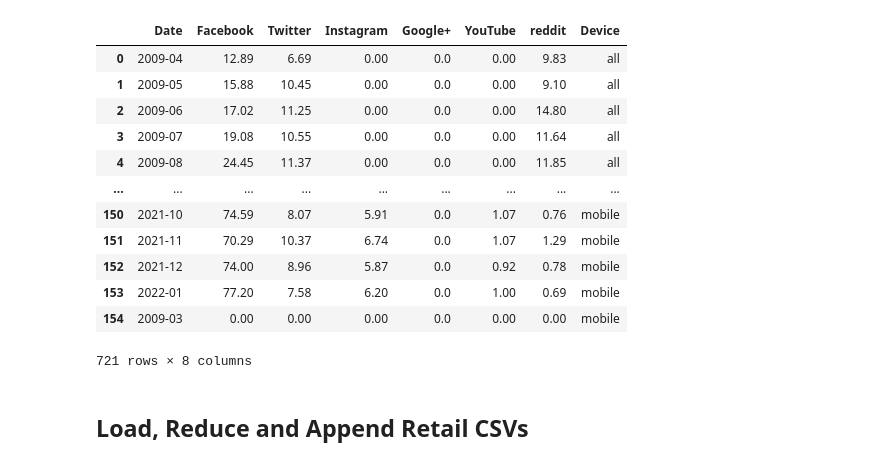
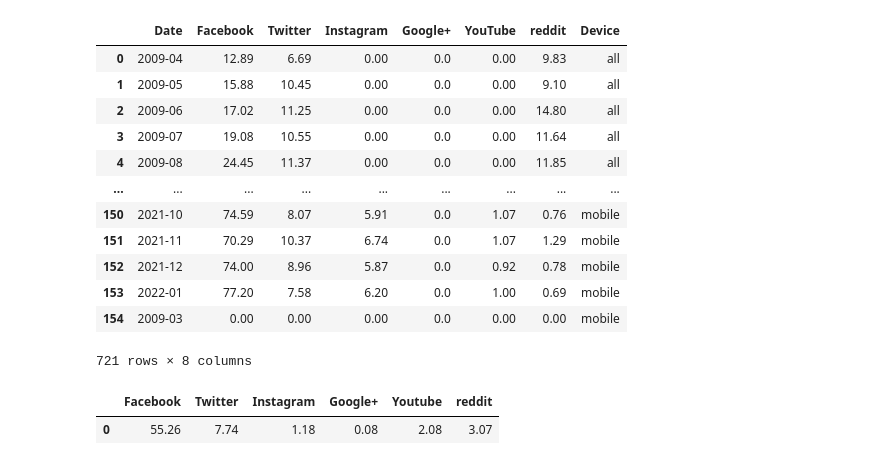
Before and after one commit to JordanJaner/ecommerce_social_media_ETL, a Jupyter notebook: appending.ipynb, the cells around one changed output. Drawn from its saved outputs; the diff is of its cells as text; code cells hidden in the pictures.

```diff
--- a/appending.ipynb
+++ b/appending.ipynb
@@ -336,5 +338,25 @@ devices_4_df
 | 153 | 2022-01 | 77.20 | 7.58 | 6.20 | 0.0 | 1.00 | 0.69 | mobile |
 | 154 | 2009-03 | 0.00 | 0.00 | 0.00 | 0.0 | 0.00 | 0.00 | mobile |
 721 rows × 8 columns
-# %% [markdown]
-## Load, Reduce and Append Retail CSVs
+# %%
+reduce_devices_4_df = reduced_platforms_df[["Facebook", "Twitter", "Instagram", "Google+", "YouTube", "reddit"]]
+# reduce_devices_4_df.head()
+sum_fb = reduce_devices_4_df["Facebook"].mean()
+sum_t = reduce_devices_4_df["Twitter"].mean()
+sum_i = reduce_devices_4_df["Instagram"].mean()
+sum_g = reduce_devices_4_df["Google+"].mean()
+sum_y = reduce_devices_4_df["YouTube"].mean()
+sum_r = reduce_devices_4_df["reddit"].mean()
+# %%
+totalsummary_df = pd.DataFrame({
+    "Facebook": [sum_fb],
+    "Twitter": [sum_t],
+    "Instagram": [sum_i],
+    "Google+": [sum_g],
+    "Youtube": [sum_y],
+    "reddit": [sum_r]
+})
+totalsummary_df.round(2)
+# %% [output]
+|  | Facebook | Twitter | Instagram | Google+ | Youtube | reddit |
+| 0 | 55.26 | 7.74 | 1.18 | 0.08 | 2.08 | 3.07 |
```
Also changed, not shown: parts of 4 cells of this notebook.
